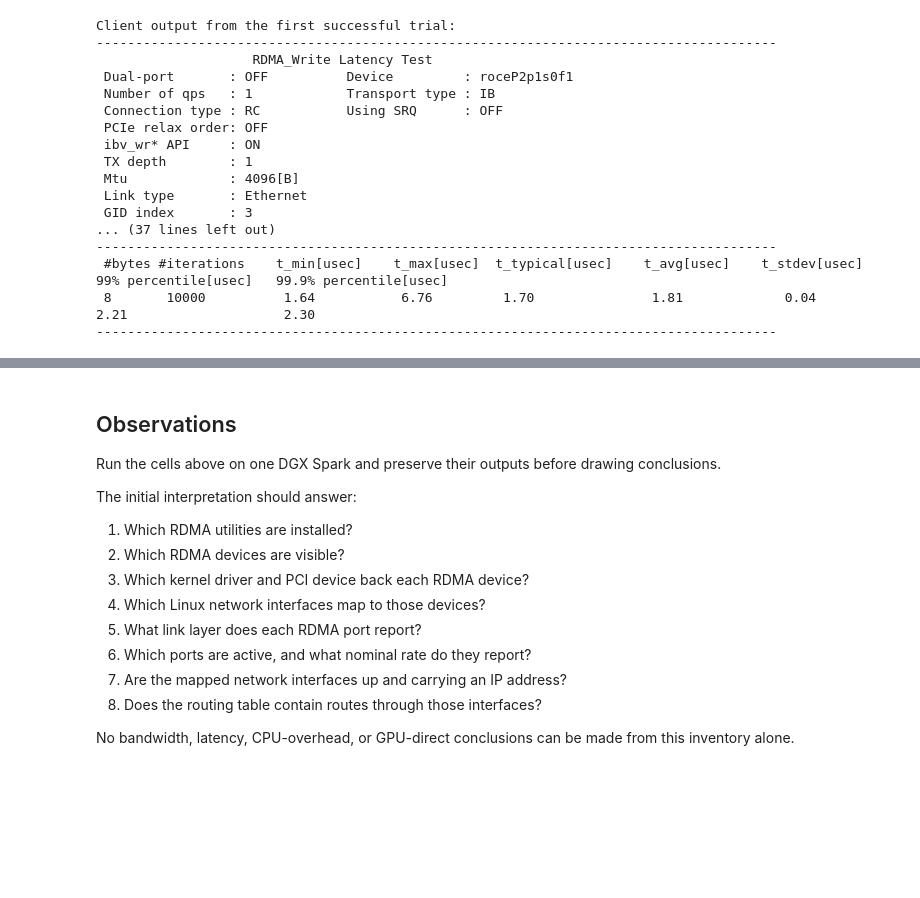
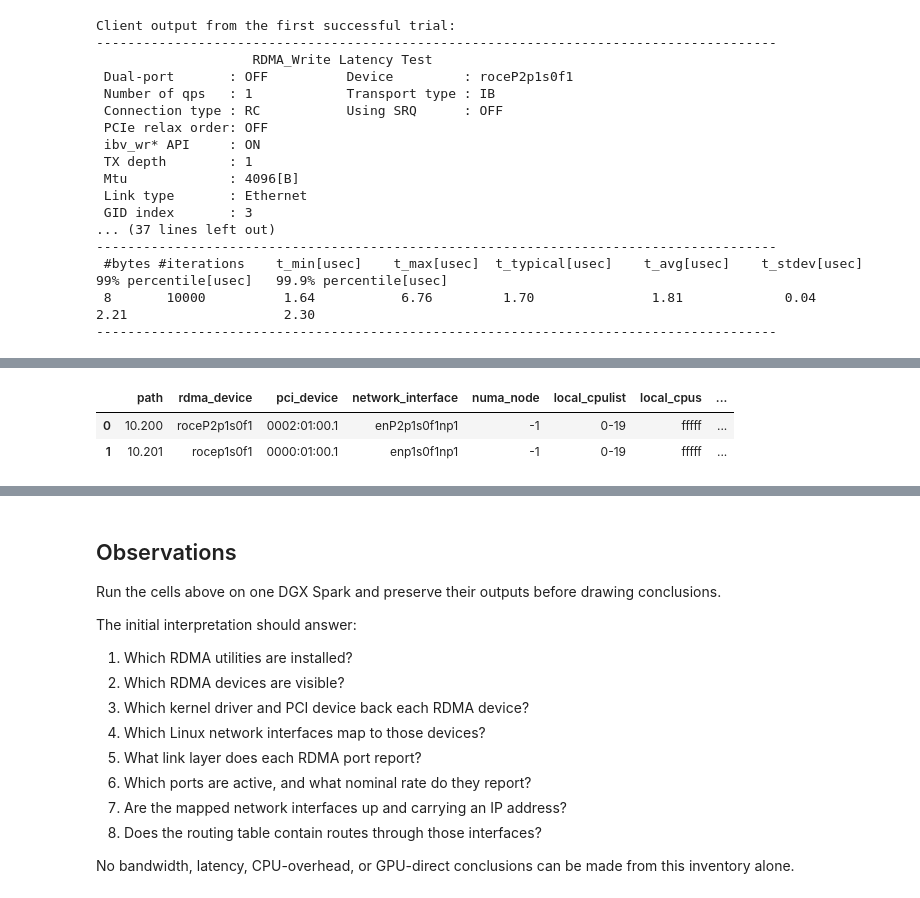
Before and after one commit to coert/dgx-spark-lab, a Jupyter notebook: experiments/00-foundations/09-rdma-fundamentals.ipynb, the cells around one changed output, grey strips where cells are left out. Cells and saved outputs as stored; diff of their text form; code cells hidden in the pictures; blank space fills up the shorter version.

```diff
--- a/experiments/00-foundations/09-rdma-fundamentals.ipynb
+++ b/experiments/00-foundations/09-rdma-fundamentals.ipynb
@@ -1053,0 +1069,39 @@ Client output from the first successful trial:
+# %%
+active_rdma_topology = (
+    {
+        "path": "10.200",
+        "rdma_device": "roceP2p1s0f1",
+        "pci_device": "0002:01:00.1",
+        "network_interface": "enP2p1s0f1np1",
+    },
+    {
+        "path": "10.201",
+        "rdma_device": "rocep1s0f1",
+        "pci_device": "0000:01:00.1",
+        "network_interface": "enp1s0f1np1",
+    },
+)
+
+topology_rows = []
+
+for device in active_rdma_topology:
+    pci_path = Path("/sys/bus/pci/devices") / device["pci_device"]
+    net_path = Path("/sys/class/net") / device["network_interface"]
+
+    topology_rows.append(
+        {
+            **device,
+            "numa_node": read_text(pci_path / "numa_node"),
+            "local_cpulist": read_text(pci_path / "local_cpulist"),
+            "local_cpus": read_text(pci_path / "local_cpus"),
+            "irq_affinity_hint": read_text(net_path / "device" / "local_cpulist"),
+            "pci_path": str(pci_path.resolve()),
+        }
+    )
+
+rdma_topology_df = pd.DataFrame(topology_rows)
+display(rdma_topology_df)
+# %% [output]
+|  | path | rdma_device | pci_device | network_interface | numa_node | local_cpulist | local_cpus | ... |
+| 0 | 10.200 | roceP2p1s0f1 | 0002:01:00.1 | enP2p1s0f1np1 | -1 | 0-19 | fffff | ... |
+| 1 | 10.201 | rocep1s0f1 | 0000:01:00.1 | enp1s0f1np1 | -1 | 0-19 | fffff | ... |
```
Also changed, not shown: parts of 5 cells of this notebook.
